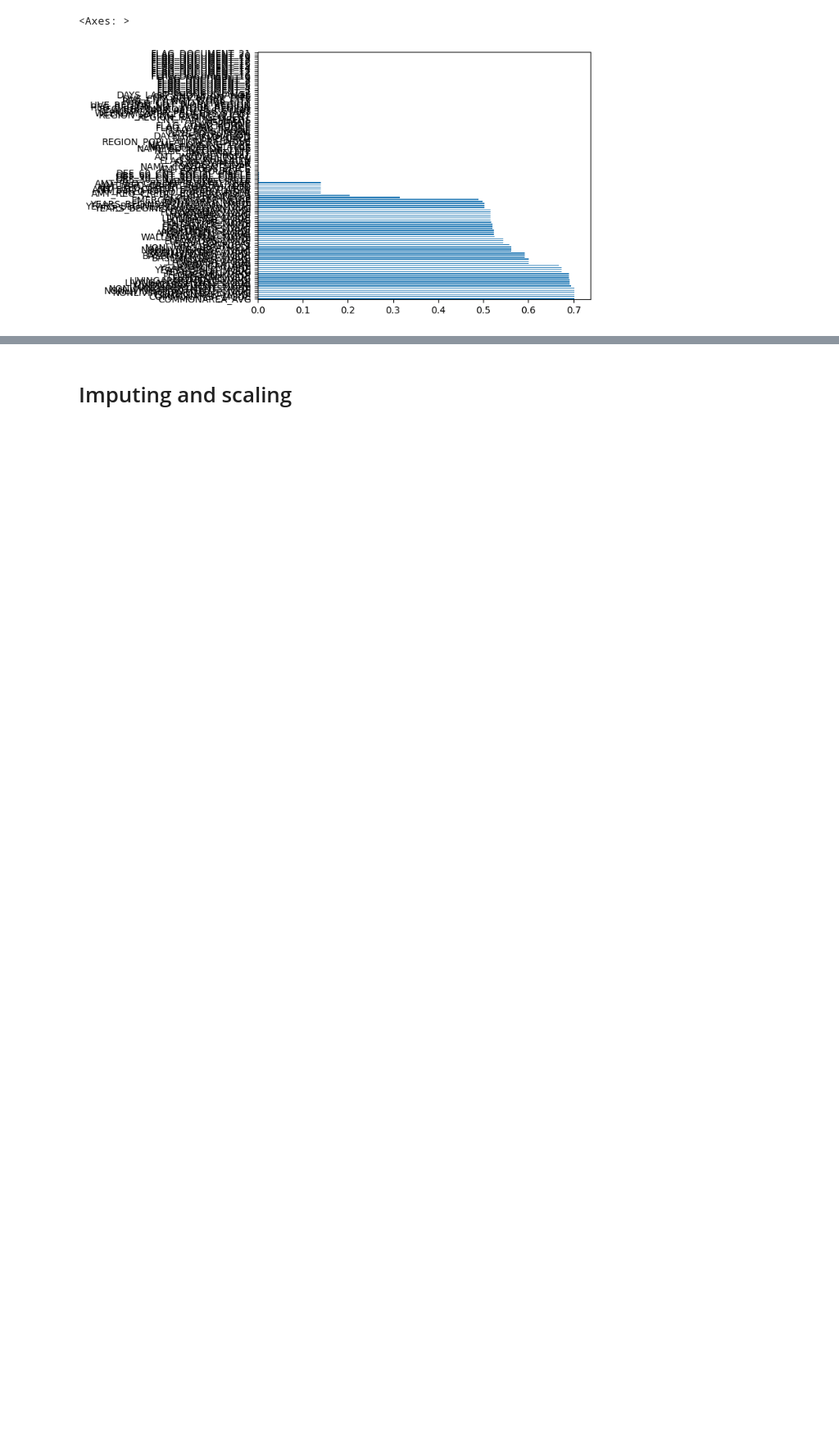
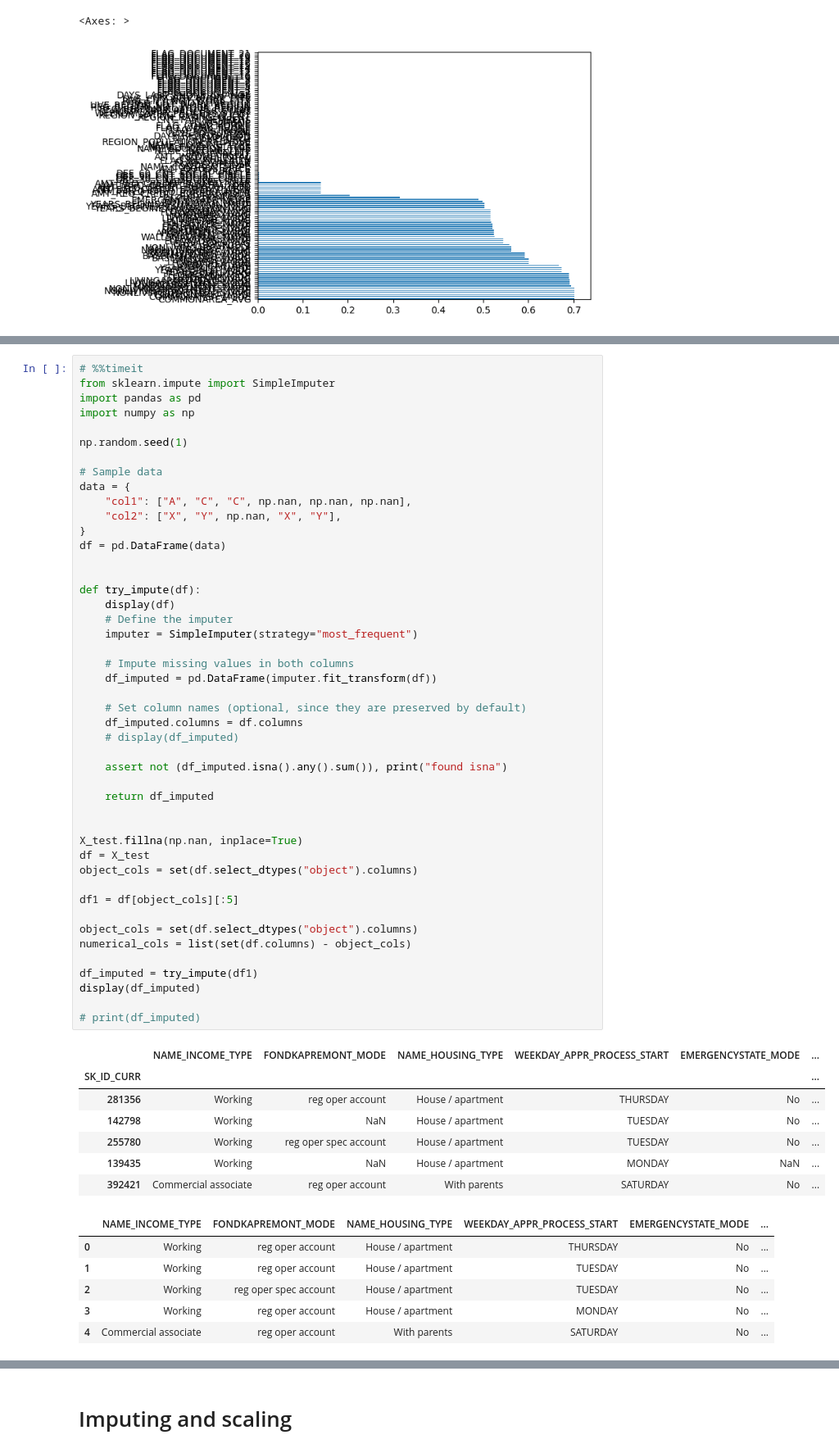
Before and after one commit to VincentChong123/kaggle-home-credit-default-risk, a Jupyter notebook: 2018/predict.ipynb, the cells around one changed output, grey strips where cells are left out. Shown: that part at 82% size. Saved outputs shown, nothing was run; the diff lists cells and outputs as text; blank space fills up the shorter version.

```diff
--- a/2018/predict.ipynb
+++ b/2018/predict.ipynb
@@ -287 +226,61 @@ Length: 120, dtype: int64
 [figure]
+# %%
+# %%timeit
+from sklearn.impute import SimpleImputer
+import pandas as pd
+import numpy as np
+
+np.random.seed(1)
+
+# Sample data
+data = {
+    "col1": ["A", "C", "C", np.nan, np.nan, np.nan],
+    "col2": ["X", "Y", np.nan, "X", "Y"],
+}
+df = pd.DataFrame(data)
+
+
+def try_impute(df):
+    display(df)
+    # Define the imputer
+    imputer = SimpleImputer(strategy="most_frequent")
+
+    # Impute missing values in both columns
+    df_imputed = pd.DataFrame(imputer.fit_transform(df))
+
+    # Set column names (optional, since they are preserved by default)
+    df_imputed.columns = df.columns
+    # display(df_imputed)
+
+    assert not (df_imputed.isna().any().sum()), print("found isna")
+
+    return df_imputed
+
+
+X_test.fillna(np.nan, inplace=True)
+df = X_test
+object_cols = set(df.select_dtypes("object").columns)
+
+df1 = df[object_cols][:5]
+
+object_cols = set(df.select_dtypes("object").columns)
+numerical_cols = list(set(df.columns) - object_cols)
+
+df_imputed = try_impute(df1)
+display(df_imputed)
+
+# print(df_imputed)
+# %% [output]
+|  | NAME_INCOME_TYPE | FONDKAPREMONT_MODE | NAME_HOUSING_TYPE | WEEKDAY_APPR_PROCESS_START | EMERGENCYSTATE_MODE | ... |
+| SK_ID_CURR |  |  |  |  |  | ... |
+| 281356 | Working | reg oper account | House / apartment | THURSDAY | No | ... |
+| 142798 | Working | NaN | House / apartment | TUESDAY | No | ... |
+| 255780 | Working | reg oper spec account | House / apartment | TUESDAY | No | ... |
+| 139435 | Working | NaN | House / apartment | MONDAY | NaN | ... |
+| 392421 | Commercial associate | reg oper account | With parents | SATURDAY | No | ... |
+|  | NAME_INCOME_TYPE | FONDKAPREMONT_MODE | NAME_HOUSING_TYPE | WEEKDAY_APPR_PROCESS_START | EMERGENCYSTATE_MODE | ... |
+| 0 | Working | reg oper account | House / apartment | THURSDAY | No | ... |
+| 1 | Working | reg oper account | House / apartment | TUESDAY | No | ... |
+| 2 | Working | reg oper spec account | House / apartment | TUESDAY | No | ... |
+| 3 | Working | reg oper account | House / apartment | MONDAY | No | ... |
+| 4 | Commercial associate | reg oper account | With parents | SATURDAY | No | ... |
```
Also changed, not shown: parts of 20 cells of this notebook, 1 other file.
